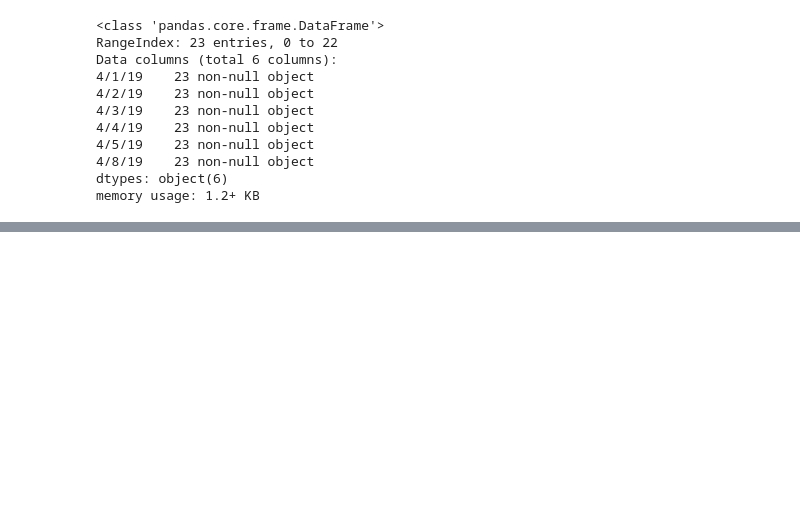
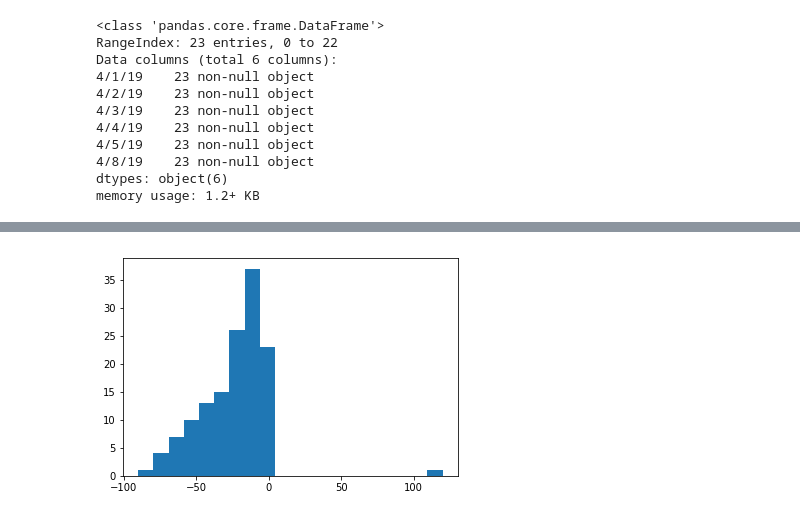
Before and after one commit to as6140/ds-challenge-05_seattle-ds-career-040119, a Jupyter notebook: challenge_05.ipynb, the cells around one changed output, grey strips where cells are left out. Cells and saved outputs as stored; diff of their text form; code cells hidden in the pictures; blank space fills up the shorter version.

```diff
--- a/challenge_05.ipynb
+++ b/challenge_05.ipynb
@@ -58,0 +147,18 @@ plt.show()
+# %%
+def convert_time_to_minutes(time_text: str) -> int:
+    '''Converts time formatted as 'H:MM AM' '''
+    try:
+        time_delta = pd.Timestamp(time_text) - pd.Timestamp("9:00 am")
+        return int(time_delta.total_seconds() / 60)
+    except ValueError:
+        return None
+# %%
+minutes_early_or_late = [convert_time_to_minutes(time_text) for time_text in data]
+# %%
+y = [value for value in minutes_early_or_late if value is not None]
+# %%
+fig, ax = plt.subplots()
+ax.hist(y, bins=20)
+plt.show()
+# %% [output]
+[figure, added]
```
Also changed, not shown: parts of 12 cells of this notebook.
